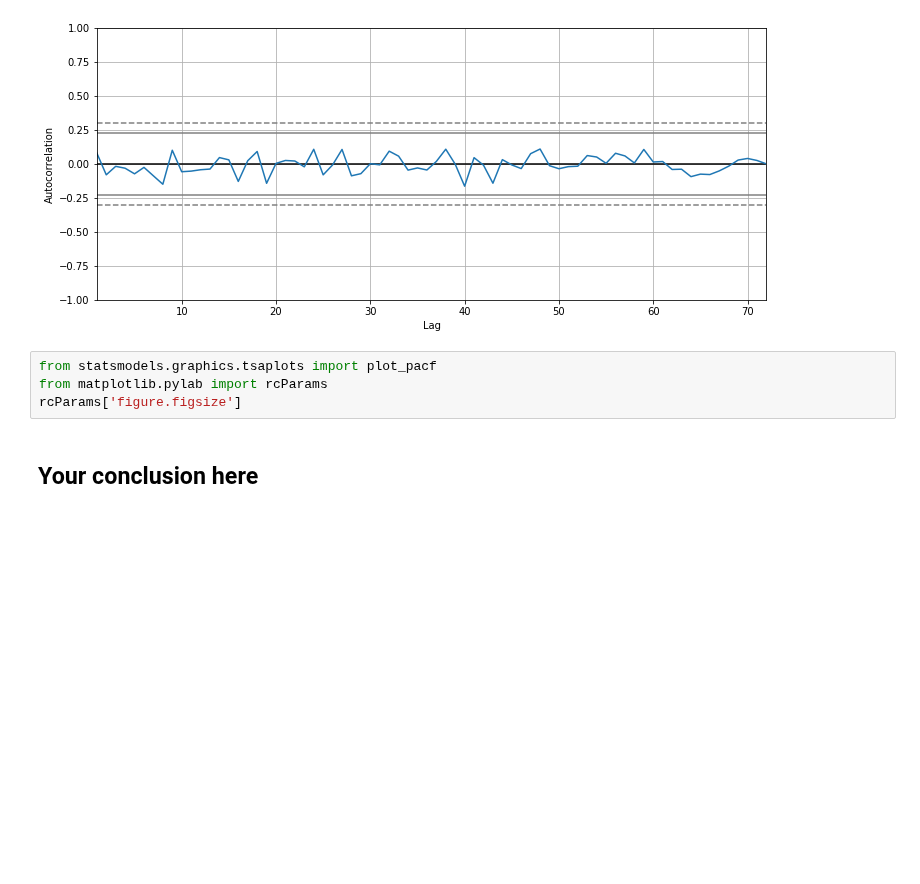
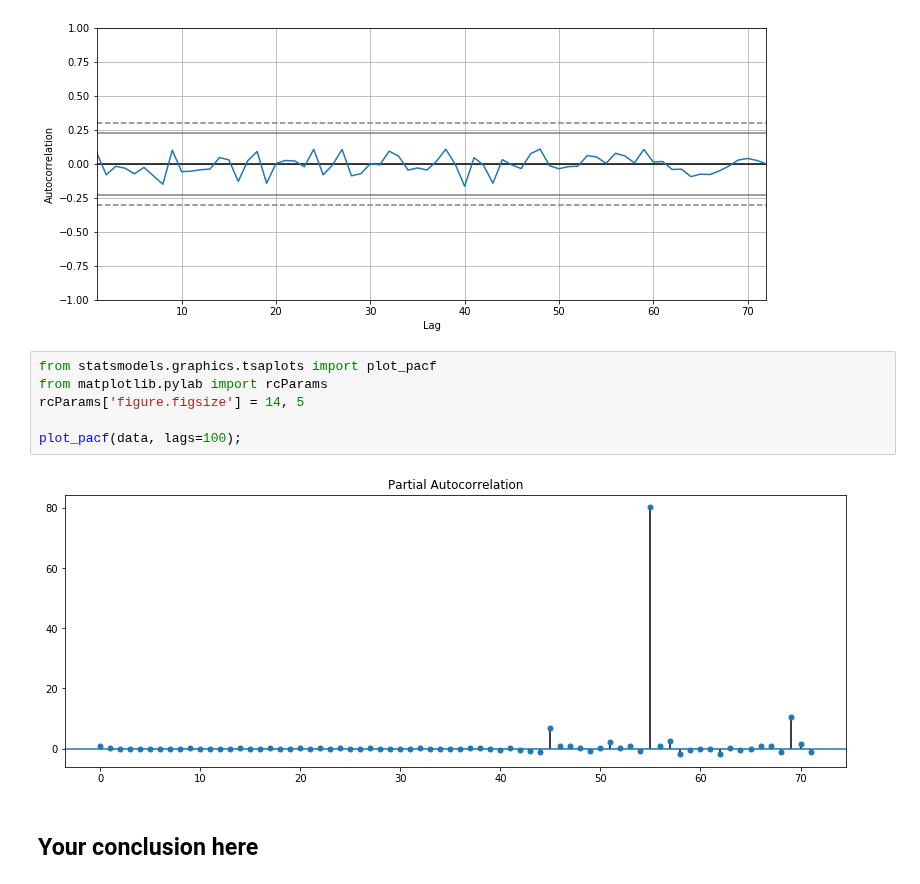
Before and after one commit to nkacoroski/dsc-3-26-05-correlation-and-autocorrelation-in-time-series-lab-seattle-ds-career-040119, a Jupyter notebook: index.ipynb, the cells around one changed output. Cells and saved outputs as stored; diff of their text form; blank space fills up the shorter version.

```diff
--- a/index.ipynb
+++ b/index.ipynb
@@ -196,7 +196,11 @@ pd.plotting.autocorrelation_plot(data.dropna());
 # %%
 from statsmodels.graphics.tsaplots import plot_pacf
 from matplotlib.pylab import rcParams
-rcParams['figure.figsize']
+rcParams['figure.figsize'] = 14, 5
+
+plot_pacf(data, lags=100);
+# %% [output]
+[figure, added]
 # %% [markdown]
 ## Your conclusion here
 # %% [markdown]
```
